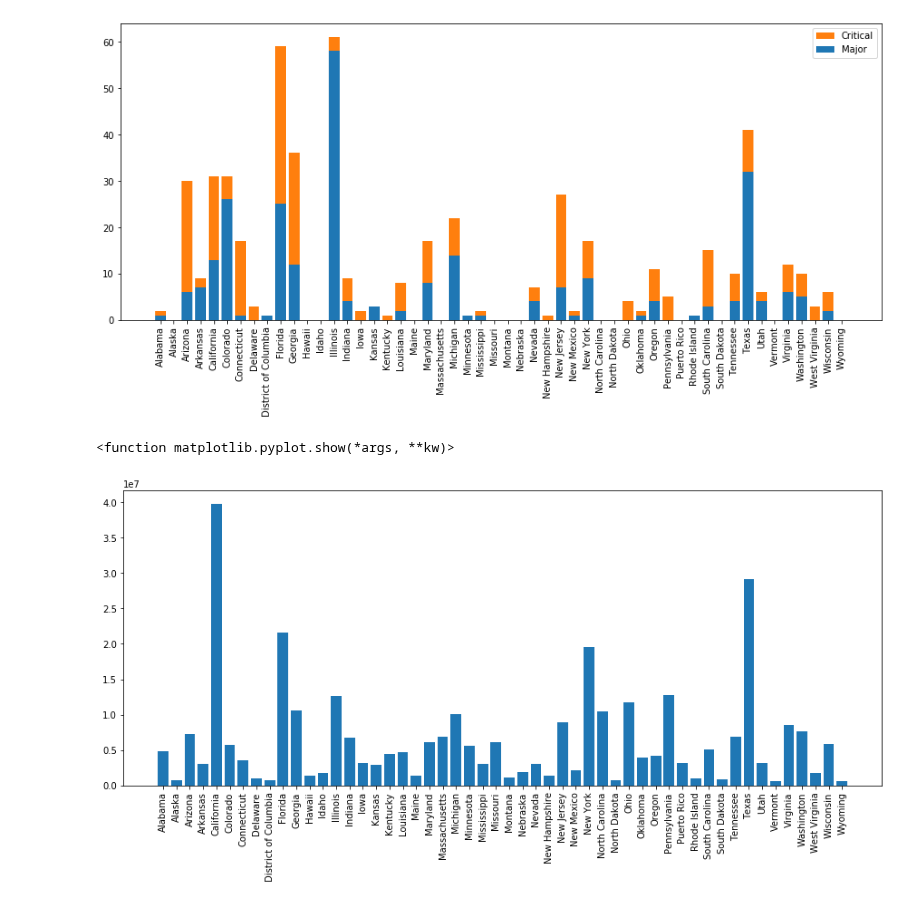
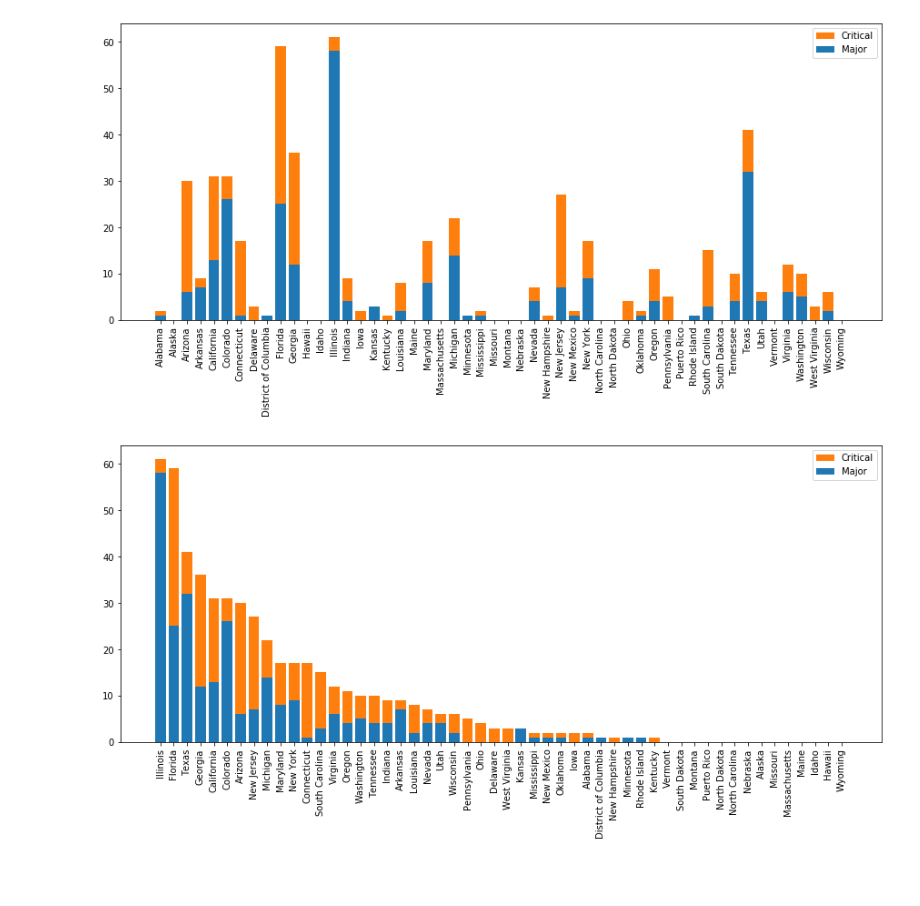
Before and after one commit to Jhyrryl/UCI_Bootcamp_Project_1, a Jupyter notebook: Mike's Analysis.ipynb, the cells around one changed output. Cells and saved outputs as stored; diff of their text form; code cells hidden in the pictures; blank space fills up the shorter version.

Commit message:
Additional data cleaning and charts

```diff
--- a/Mike's Analysis.ipynb
+++ b/Mike's Analysis.ipynb
@@ -194,11 +201,22 @@ pop_df.head()
 | Arkansas | 3026412 | 58 | 52179.517241 | 11 | 1.000000 | 2 | 7 | 2 | ... |
 | California | 39747267 | 255 | 155871.635294 | 4550 | 1.989231 | 18 | 13 | 4519 | ... |
 # %%
-significant_counts = pop_df['Critical_Count'] + pop_df['Major_Count']
+pop_df['Severe_Count'] = pop_df['Critical_Count'] + pop_df['Major_Count']
 
 plt.figure(figsize=(15,6))
-plt.bar(pop_df.index, significant_counts)
+plt.bar(pop_df.index, pop_df['Severe_Count'])
 plt.xticks(rotation=90)
 plt.show()
 # %% [output]
 [figure]
+# %%
+count_sorted_pop_df = pd.DataFrame(pop_df.index)
+count_sorted_pop_df['Total'] = list(pop_df['Severe_Count'])
+count_sorted_pop_df['Major_Count'] = list(pop_df['Major_Count'])
+count_sorted_pop_df['Critical_Count'] = list(pop_df['Critical_Count'])
+count_sorted_pop_df.set_index('State', inplace=True)
+count_sorted_pop_df.sort_values(by='Total', ascending=False, inplace=True)
+plt.figure(figsize=(15,6))
+plt.bar(count_sorted_pop_df.index, count_sorted_pop_df['Total'])
+plt.xticks(rotation=90)
+plt.show()
@@ -213,9 +233,10 @@ plt.show()
 [figure]
 # %%
 plt.figure(figsize=(15,6))
-plt.bar(pop_df.index, pop_df['Population'])
+p1 = plt.bar(count_sorted_pop_df.index, count_sorted_pop_df['Major_Count'])
+p2 = plt.bar(count_sorted_pop_df.index, count_sorted_pop_df['Critical_Count'], bottom=count_sorted_pop_df['Major_Count'])
 plt.xticks(rotation=90)
-plt.show
+plt.legend((p2[0], p1[0]), ('Critical', 'Major'))
+plt.show()
 # %% [output]
-<function matplotlib.pyplot.show(*args, **kw)>
-[figure, old version]
+[figure, new version]
```
Also changed, not shown: parts of 6 cells of this notebook.
